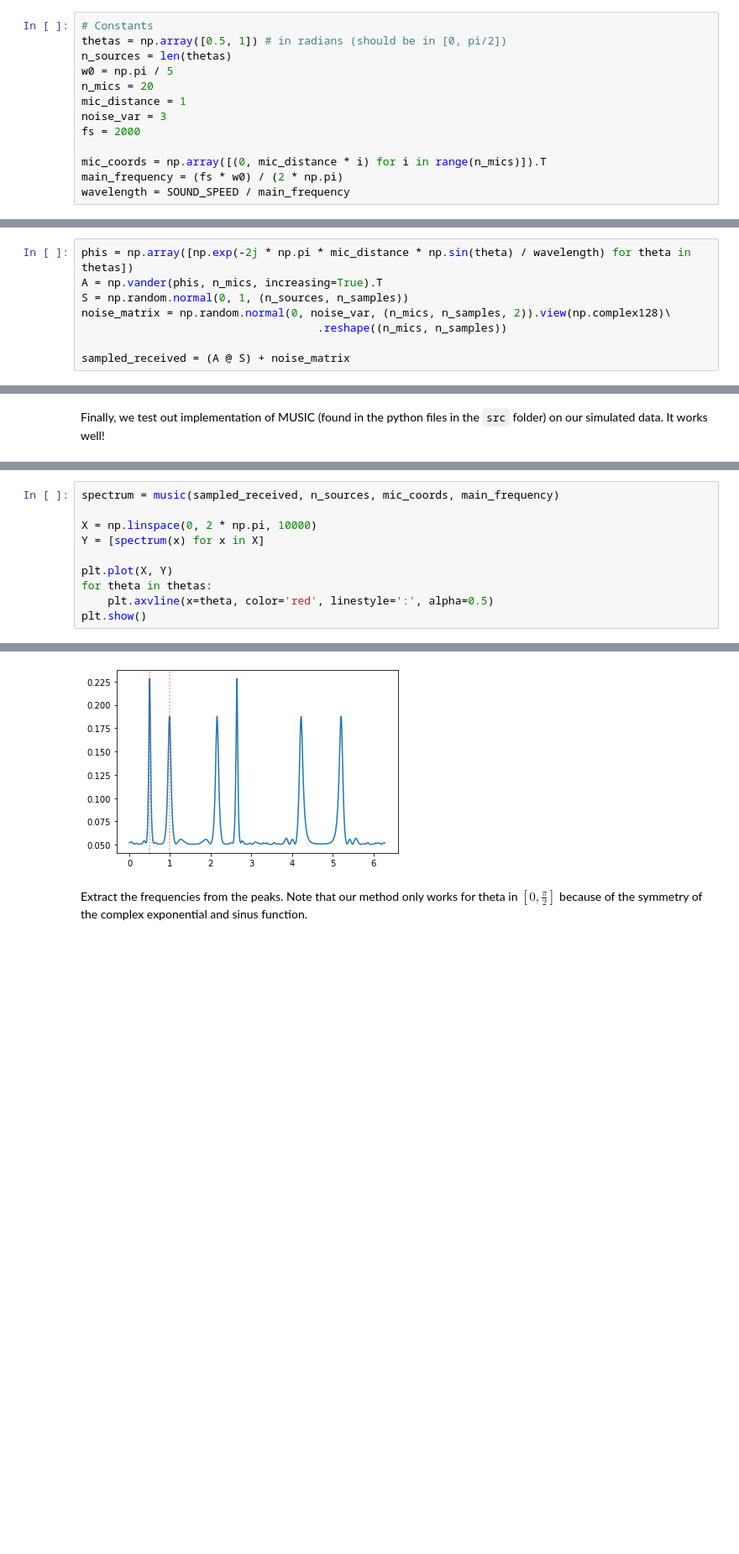
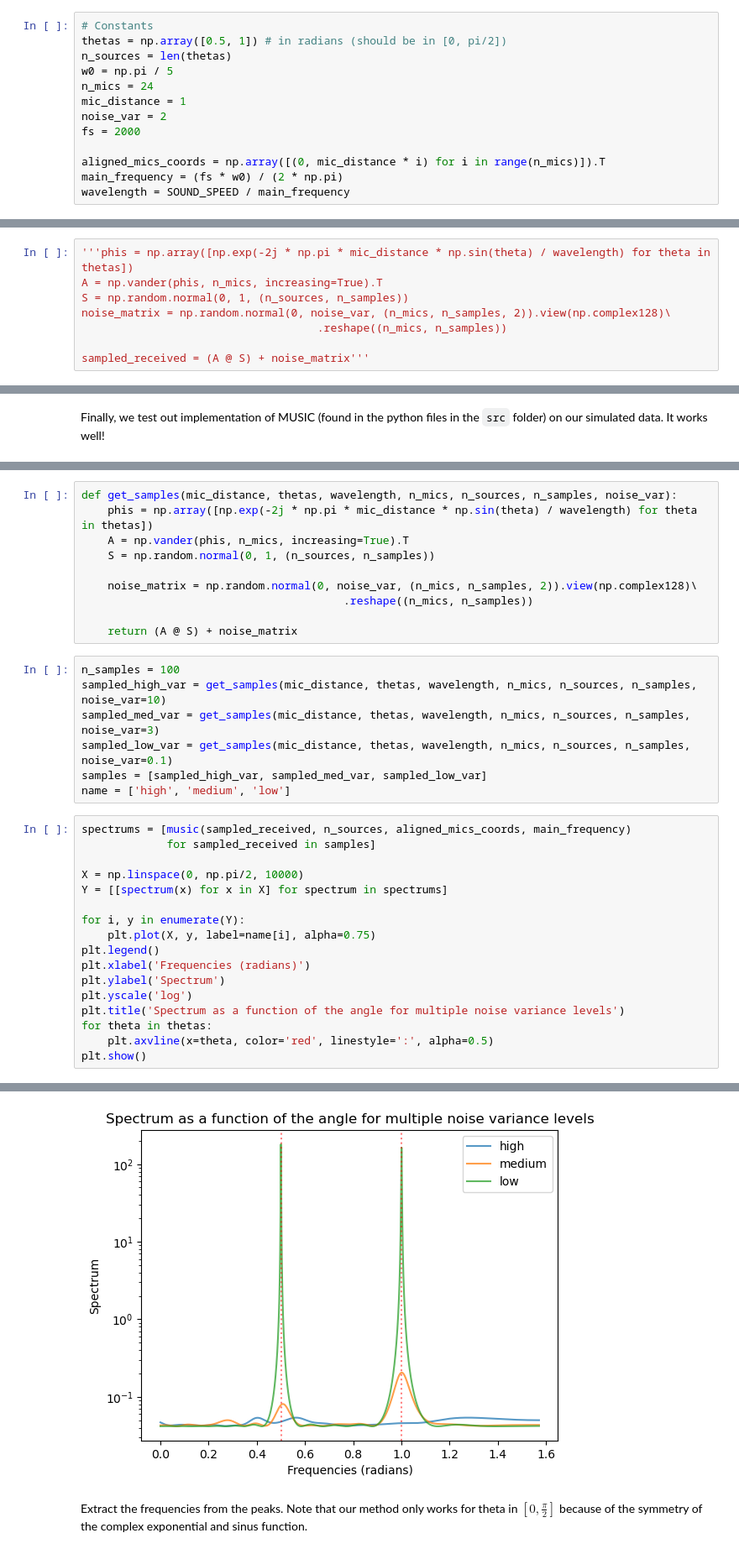
Before and after one commit to MichelDucartier/music_doa, a Jupyter notebook: MUSIC_report.ipynb, the cells around one changed output, grey strips where cells are left out. Shown: that part at 84% size. Cells and saved outputs as stored; diff of their text form; blank space fills up the shorter version.

Commit message:
draft of plots with awful code -.-

```diff
--- a/MUSIC_report.ipynb
+++ b/MUSIC_report.ipynb
@@ -93,11 +22,11 @@ from simulated_signal import *
 thetas = np.array([0.5, 1]) # in radians (should be in [0, pi/2])
 n_sources = len(thetas)
 w0 = np.pi / 5
-n_mics = 20
+n_mics = 24
 mic_distance = 1
-noise_var = 3
+noise_var = 2
 fs = 2000
 
-mic_coords = np.array([(0, mic_distance * i) for i in range(n_mics)]).T
+aligned_mics_coords = np.array([(0, mic_distance * i) for i in range(n_mics)]).T
 main_frequency = (fs * w0) / (2 * np.pi)
 wavelength = SOUND_SPEED / main_frequency
@@ -149,8 +52,8 @@ $$A = \begin{pmatrix} 1 & 1 & ... & 1\\ e^{-j \frac{2\pi}{\lambda} d\sin(\theta_
 # %%
-phis = np.array([np.exp(-2j * np.pi * mic_distance * np.sin(theta) / wavelength) for theta in thetas])
+'''phis = np.array([np.exp(-2j * np.pi * mic_distance * np.sin(theta) / wavelength) for theta in thetas])
 A = np.vander(phis, n_mics, increasing=True).T
 S = np.random.normal(0, 1, (n_sources, n_samples))
 noise_matrix = np.random.normal(0, noise_var, (n_mics, n_samples, 2)).view(np.complex128)\
                                     .reshape((n_mics, n_samples))
 
-sampled_received = (A @ S) + noise_matrix
+sampled_received = (A @ S) + noise_matrix'''
@@ -163,10 +68,34 @@ Finally, we test out implementation of MUSIC (found in the python files in the `
+# %%
+def get_samples(mic_distance, thetas, wavelength, n_mics, n_sources, n_samples, noise_var):
+    phis = np.array([np.exp(-2j * np.pi * mic_distance * np.sin(theta) / wavelength) for theta in thetas])
+    A = np.vander(phis, n_mics, increasing=True).T
+    S = np.random.normal(0, 1, (n_sources, n_samples))
+
+    noise_matrix = np.random.normal(0, noise_var, (n_mics, n_samples, 2)).view(np.complex128)\
+                                        .reshape((n_mics, n_samples))
+
+    return (A @ S) + noise_matrix
+# %%
+n_samples = 100
+sampled_high_var = get_samples(mic_distance, thetas, wavelength, n_mics, n_sources, n_samples, noise_var=10)
+sampled_med_var = get_samples(mic_distance, thetas, wavelength, n_mics, n_sources, n_samples, noise_var=3)
+sampled_low_var = get_samples(mic_distance, thetas, wavelength, n_mics, n_sources, n_samples, noise_var=0.1)
+samples = [sampled_high_var, sampled_med_var, sampled_low_var]
+name = ['high', 'medium', 'low']
 # %%
-spectrum = music(sampled_received, n_sources, mic_coords, main_frequency)
+spectrums = [music(sampled_received, n_sources, aligned_mics_coords, main_frequency)
+             for sampled_received in samples]
 
-X = np.linspace(0, 2 * np.pi, 10000)
-Y = [spectrum(x) for x in X]
+X = np.linspace(0, np.pi/2, 10000)
+Y = [[spectrum(x) for x in X] for spectrum in spectrums]
 
-plt.plot(X, Y)
+for i, y in enumerate(Y):
+    plt.plot(X, y, label=name[i], alpha=0.75)
+plt.legend()
+plt.xlabel('Frequencies (radians)')
+plt.ylabel('Spectrum')
+plt.yscale('log')
+plt.title('Spectrum as a function of the angle for multiple noise variance levels')
 for theta in thetas:
     plt.axvline(x=theta, color='red', linestyle=':', alpha=0.5)
 plt.show()
@@ -176,4 +109,4 @@ Covariance shape: (20, 20)
-[figure, old version]
+[figure, new version]
 # %% [markdown]
 Extract the frequencies from the peaks. Note that our method only works for theta in $\left[0, \frac{\pi}{2} \right]$ because of the symmetry of the complex exponential and sinus function.
 # %%
```
Also changed, not shown: parts of 37 cells of this notebook.
